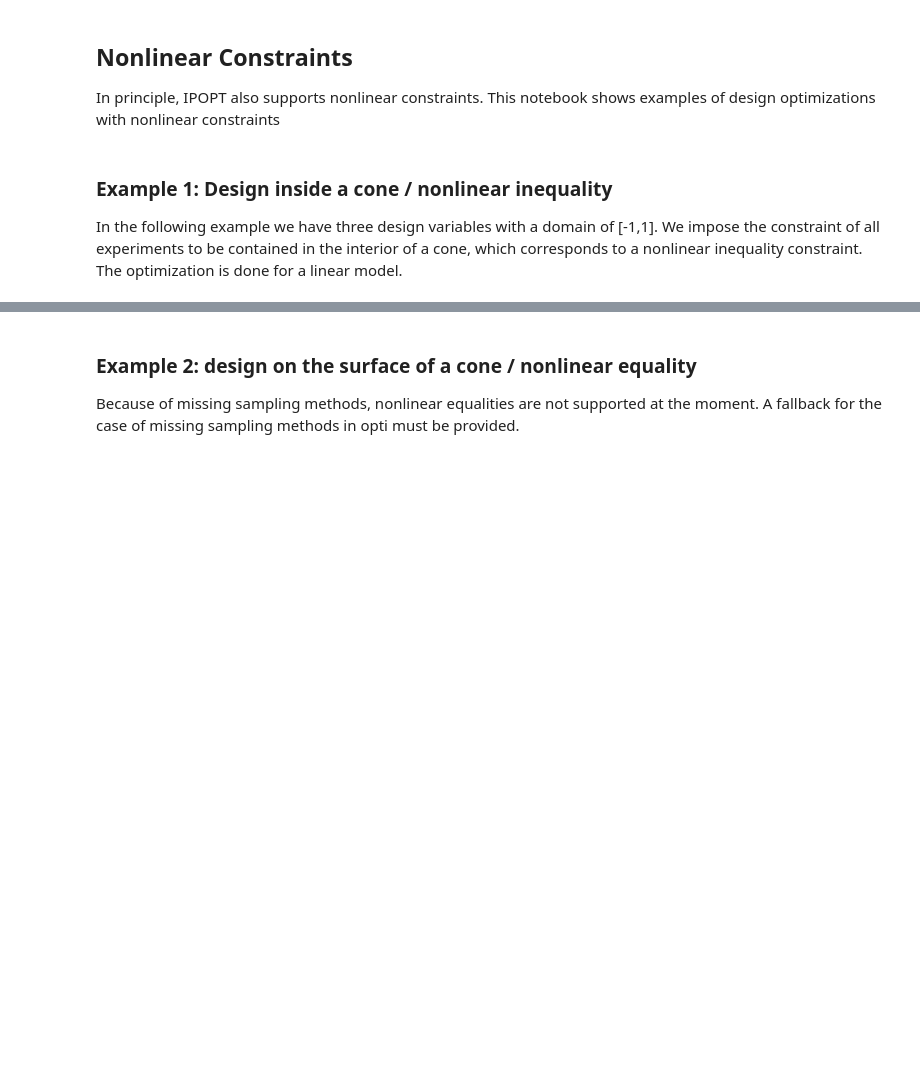
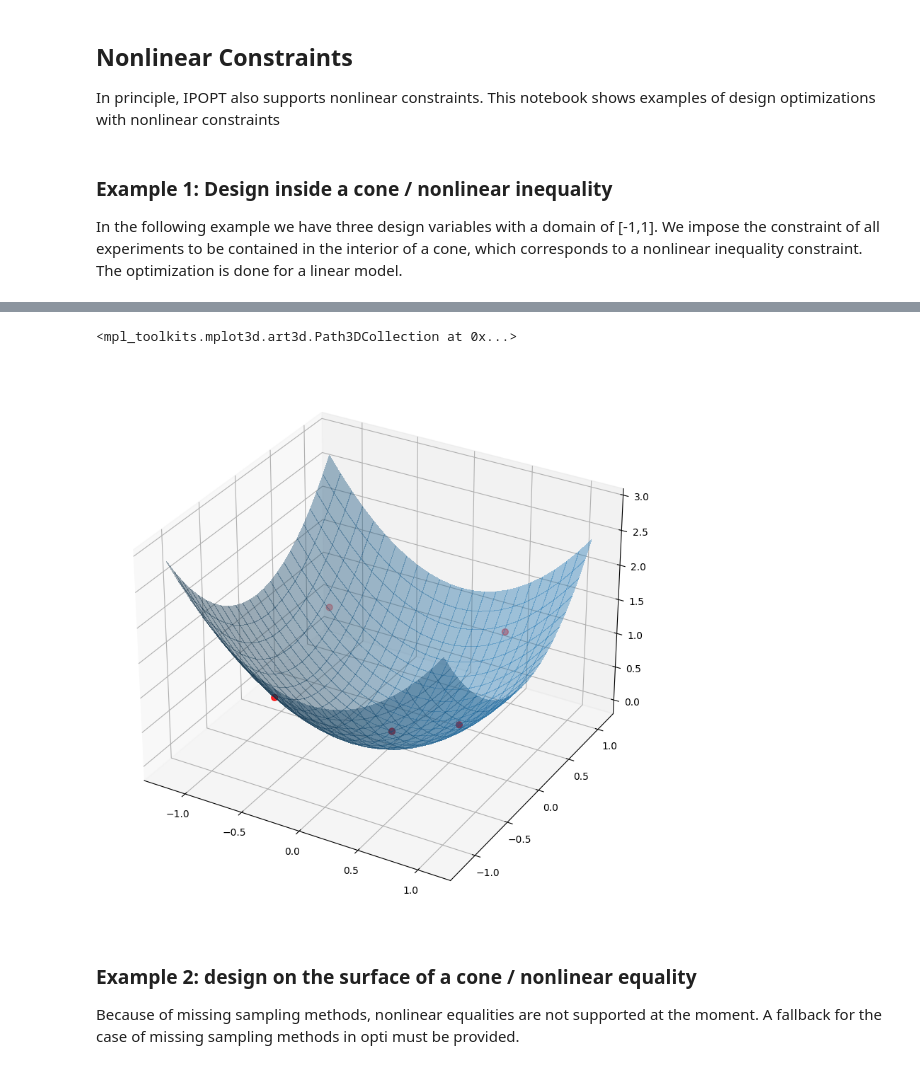
Before and after one commit to basf/doe, a Jupyter notebook: examples/nonlinear_constraints.ipynb, the cells around one changed output, grey strips where cells are left out. Drawn from its saved outputs; the diff is of its cells as text; code cells hidden in the pictures; blank space fills up the shorter version.

```diff
--- a/examples/nonlinear_constraints.ipynb
+++ b/examples/nonlinear_constraints.ipynb
@@ -92,0 +91,18 @@ ax.scatter(
+# %%
+problem = opti.Problem(
+   inputs = opti.Parameters(
+   [
+    opti.Continuous("x1", [-1, 1]),
+    opti.Continuous("x2", [-1,1]),
+    opti.Continuous("x3", [0,1])
+   ]),
+   outputs = [opti.Continuous("y")],
+   constraints = [
+        opti.NonlinearInequality("x1**2 + x2**2 - x3"),
+   ]
+)
+
+result = find_local_max_ipopt(
+   problem, "linear",
+   tol=0,
+   ipopt_options={"disp":5, "maxiter":100})
@@ -93,3 +127,31 @@ ax.scatter(
+# %%
+result = result.to_numpy().T
+
+fig = plt.figure(figsize=((10,10)))
+ax = fig.add_subplot(111, projection='3d')
+
+
+# Make data.
+X = np.arange(-1.2, 1.2, 0.1)
+Y = np.arange(-1.2, 1.2, 0.1)
+X, Y = np.meshgrid(X, Y)
+R = X**2 + Y**2
+Z = R
+
+# Plot the surface.
+surf = ax.plot_surface(X, Y, Z, linewidth=0, antialiased=False, alpha=.4)
+
+ax.scatter(
+    xs=result[0],
+    ys=result[1],
+    zs=result[2],
+    marker="o",
+    s=40,
+    color="red",
+)
+# %% [output]
+<mpl_toolkits.mplot3d.art3d.Path3DCollection at 0x...>
+[figure, added]
 # %% [markdown]
 ### Example 2: design on the surface of a cone / nonlinear equality
 
```
Also changed, not shown: parts of 8 cells of this notebook, 4 other files.
